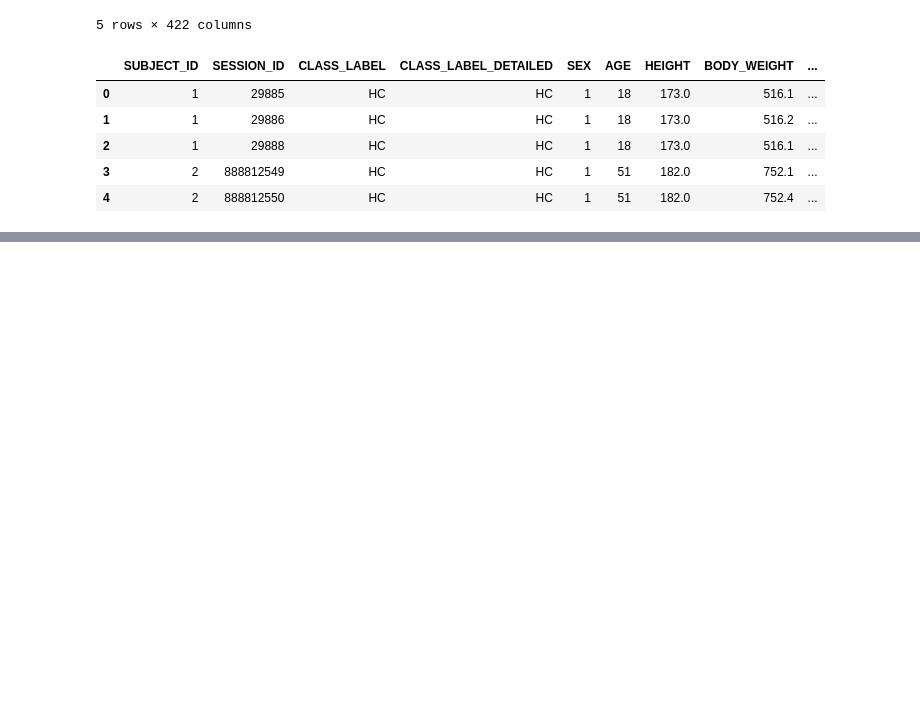
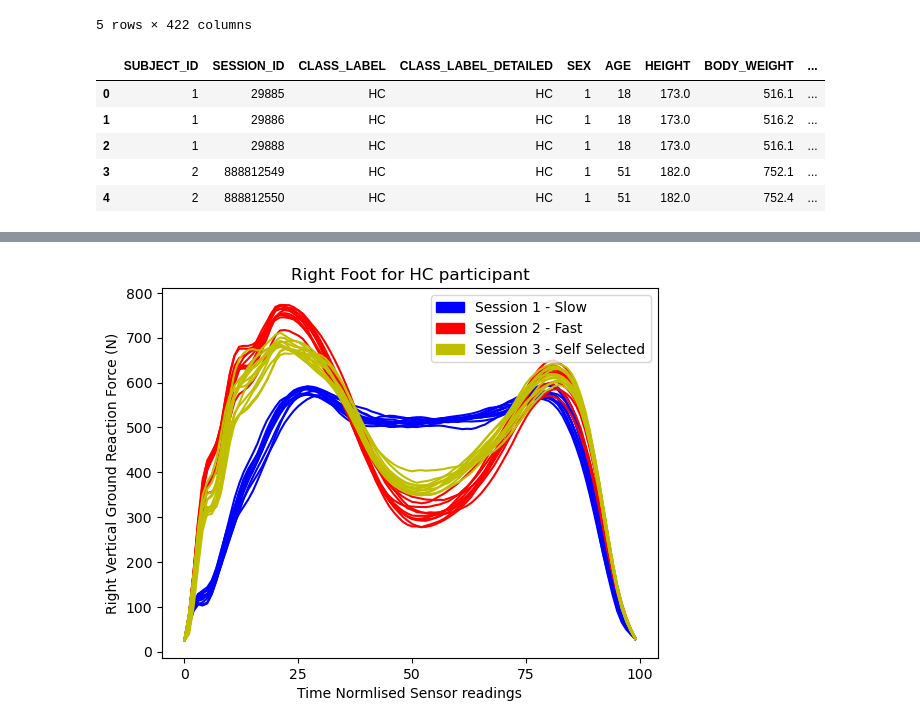
Before and after one commit to chengtng/project_5, a Jupyter notebook: code/1_Data_Processing.ipynb, the cells around one changed output, grey strips where cells are left out. Saved outputs shown, nothing was run; the diff lists cells and outputs as text; code cells hidden in the pictures; blank space fills up the shorter version.

```diff
--- a/code/1_Data_Processing.ipynb
+++ b/code/1_Data_Processing.ipynb
@@ -46,0 +337,5 @@ participants_label.head()
+# %%
+def resample_trials(row):
+    old = row.dropna()
+    new = signal.resample(old, 100)
+    return new
@@ -46,0 +406,12 @@ participants_label.head()
+# %%
+%%time
+cop_ap_left_pro  = pd.concat([cop_ap_left[['SUBJECT_ID','SESSION_ID','TRIAL_ID']],pd.DataFrame(cop_ap_left.apply(lambda x: resample_trials(x[3:]), axis=1).tolist())], axis=1)
+cop_ap_right_pro = pd.concat([cop_ap_right[['SUBJECT_ID','SESSION_ID','TRIAL_ID']],pd.DataFrame(cop_ap_right.apply(lambda x: resample_trials(x[3:]), axis=1).tolist())], axis=1)
+cop_ml_left_pro  = pd.concat([cop_ml_left[['SUBJECT_ID','SESSION_ID','TRIAL_ID']],pd.DataFrame(cop_ml_left.apply(lambda x: resample_trials(x[3:]), axis=1).tolist())], axis=1)
+cop_ml_right_pro = pd.concat([cop_ml_right[['SUBJECT_ID','SESSION_ID','TRIAL_ID']],pd.DataFrame(cop_ml_right.apply(lambda x: resample_trials(x[3:]), axis=1).tolist())], axis=1)
+grf_ap_left_pro  = pd.concat([grf_ap_left[['SUBJECT_ID','SESSION_ID','TRIAL_ID']],pd.DataFrame(grf_ap_left.apply(lambda x: resample_trials(x[3:]), axis=1).tolist())], axis=1)
+grf_ap_right_pro = pd.concat([grf_ap_right[['SUBJECT_ID','SESSION_ID','TRIAL_ID']],pd.DataFrame(grf_ap_right.apply(lambda x: resample_trials(x[3:]), axis=1).tolist())], axis=1)
+grf_ml_left_pro  = pd.concat([grf_ml_left[['SUBJECT_ID','SESSION_ID','TRIAL_ID']],pd.DataFrame(grf_ml_left.apply(lambda x: resample_trials(x[3:]), axis=1).tolist())], axis=1)
+grf_ml_right_pro = pd.concat([grf_ml_right[['SUBJECT_ID','SESSION_ID','TRIAL_ID']],pd.DataFrame(grf_ml_right.apply(lambda x: resample_trials(x[3:]), axis=1).tolist())], axis=1)
+grf_v_left_pro   = pd.concat([grf_v_left[['SUBJECT_ID','SESSION_ID','TRIAL_ID']],pd.DataFrame(grf_v_left.apply(lambda x: resample_trials(x[3:]), axis=1).tolist())], axis=1)
+grf_v_right_pro  = pd.concat([grf_v_right[['SUBJECT_ID','SESSION_ID','TRIAL_ID']],pd.DataFrame(grf_v_right.apply(lambda x: resample_trials(x[3:]), axis=1).tolist())], axis=1)
@@ -46,0 +431,5 @@ participants_label.head()
+# %%
+p1 = grf_v_right_pro.loc[(grf_v_right_pro.SUBJECT_ID == 210) & (grf_v_right_pro.SESSION_ID == 30207) , grf_v_right_pro.columns[3:]]
+p3 = grf_v_right_pro.loc[(grf_v_right_pro.SUBJECT_ID == 210) & (grf_v_right_pro.SESSION_ID == 30206) , grf_v_right_pro.columns[3:]]
+p2 = grf_v_right_pro.loc[(grf_v_right_pro.SUBJECT_ID == 210) & (grf_v_right_pro.SESSION_ID == 30208) , grf_v_right_pro.columns[3:]]
+p1
@@ -46,0 +471,19 @@ participants_label.head()
+# %%
+# Vertical GRF of 1 right foot strike
+for i in range(0,len(p1)):
+    p1.iloc[i].plot(color='b')
+    session1 = mpatches.Patch(color='b', label='Session 1 - Slow')
+for i in range(0,len(p2)):
+    p2.iloc[i].plot(color='r')
+    session2 = mpatches.Patch(color='r', label='Session 2 - Fast')
+for i in range(0,len(p3)):
+    p3.iloc[i].plot(color='y')
+    session3 = mpatches.Patch(color='y', label='Session 3 - Self Selected')
+plt.legend(loc="upper right",handles=[session1, session2, session3])
+plt.title('Right Foot for HC participant')
+plt.xlabel('Time Normlised Sensor readings')
+plt.locator_params(axis="x", nbins=5)
+plt.ylabel('Right Vertical Ground Reaction Force (N)')
+plt.show()
+# %% [output]
+[figure, added]
```
Also changed, not shown: parts of 44 cells of this notebook, 4 other files.
